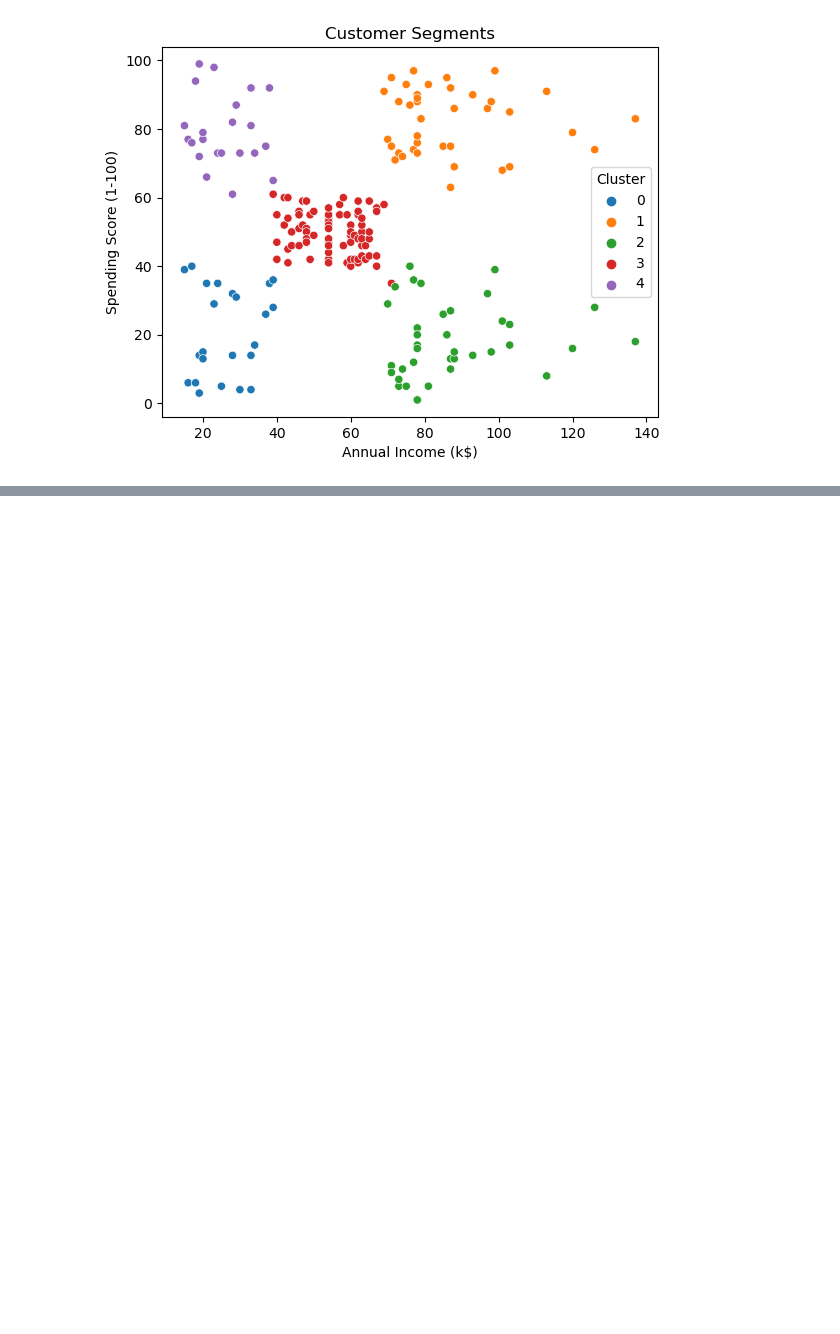
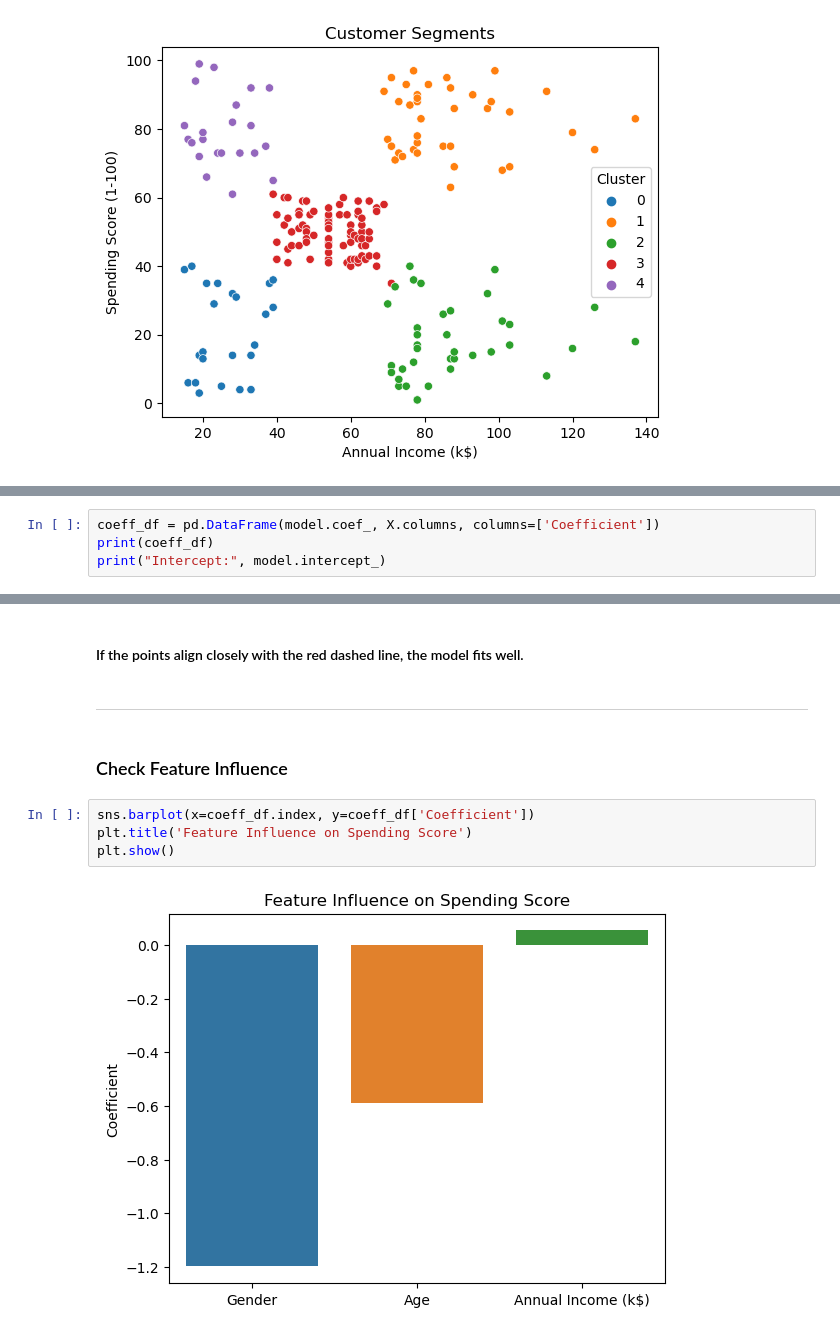
Before and after one commit to donunobunjo/customer_analysis_prediction_and_segmentation, a Jupyter notebook: Customer_Analysis_Prediction_Segmentation.ipynb, the cells around one changed output, grey strips where cells are left out. Cells and saved outputs as stored; diff of their text form; blank space fills up the shorter version.

```diff
--- a/Customer_Analysis_Prediction_Segmentation.ipynb
+++ b/Customer_Analysis_Prediction_Segmentation.ipynb
@@ -276,0 +315,4 @@ plt.show()
+# %%
+coeff_df = pd.DataFrame(model.coef_, X.columns, columns=['Coefficient'])
+print(coeff_df)
+print("Intercept:", model.intercept_)
@@ -276,0 +369,12 @@ plt.show()
+# %% [markdown]
+#### If the points align closely with the red dashed line, the model fits well.
+# %% [markdown]
+----
+# %% [markdown]
+### Check Feature Influence
+# %%
+sns.barplot(x=coeff_df.index, y=coeff_df['Coefficient'])
+plt.title('Feature Influence on Spending Score')
+plt.show()
+# %% [output]
+[figure, added]
```
Also changed, not shown: parts of 31 cells of this notebook, 1 other file.
